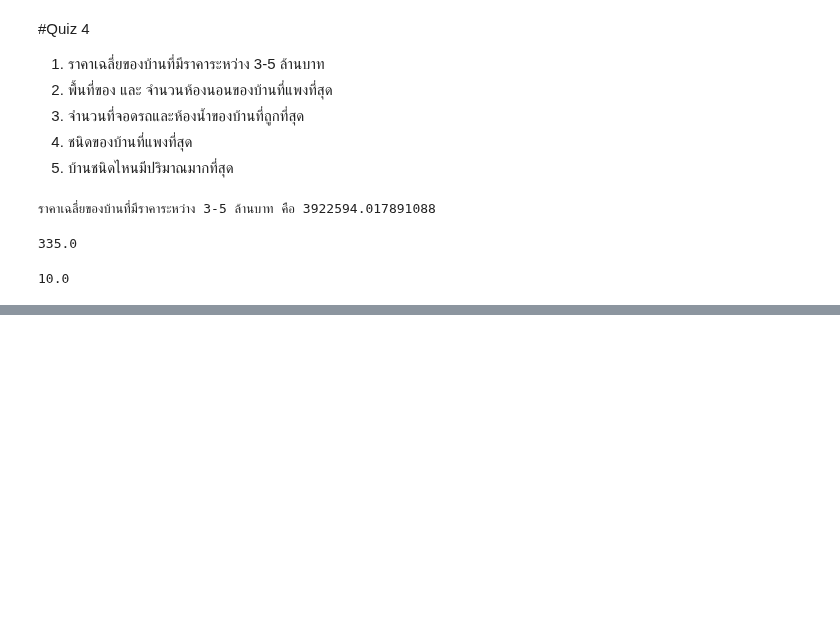
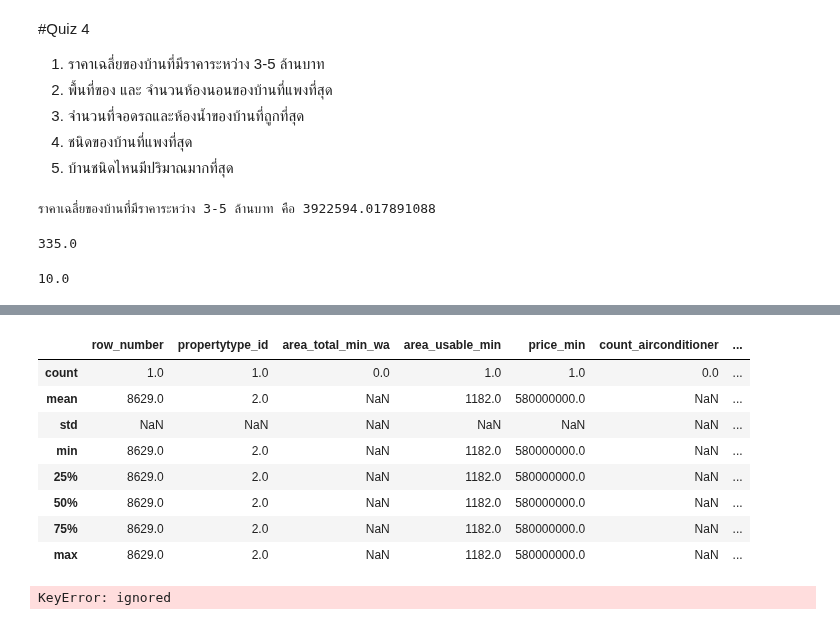
Before and after one commit to sucheerarighthere/BasicProg_DataViz65, a Jupyter notebook: Pandas_Dataframe.ipynb, the cells around one changed output, grey strips where cells are left out. Saved outputs shown, nothing was run; the diff lists cells and outputs as text; code cells hidden in the pictures; blank space fills up the shorter version.

```diff
--- a/Pandas_Dataframe.ipynb
+++ b/Pandas_Dataframe.ipynb
@@ -269,0 +314,16 @@ data1['count_room_bed'].max()
+# %%
+data1[data1['price_min']==580000000].describe() #ดูว่าบ้านที่ราคาสูงสุด มีห้องเท่าไหร่ ยังไง
+# %% [output]
+|  | row_number | propertytype_id | area_total_min_wa | area_usable_min | price_min | count_airconditioner | ... |
+| count | 1.0 | 1.0 | 0.0 | 1.0 | 1.0 | 0.0 | ... |
+| mean | 8629.0 | 2.0 | NaN | 1182.0 | 580000000.0 | NaN | ... |
+| std | NaN | NaN | NaN | NaN | NaN | NaN | ... |
+| min | 8629.0 | 2.0 | NaN | 1182.0 | 580000000.0 | NaN | ... |
+| 25% | 8629.0 | 2.0 | NaN | 1182.0 | 580000000.0 | NaN | ... |
+| 50% | 8629.0 | 2.0 | NaN | 1182.0 | 580000000.0 | NaN | ... |
+| 75% | 8629.0 | 2.0 | NaN | 1182.0 | 580000000.0 | NaN | ... |
+| max | 8629.0 | 2.0 | NaN | 1182.0 | 580000000.0 | NaN | ... |
+# %%
+data1[data1['price_min']==58000000.0]['area_useable_min','count_room_bed']
+# %% [output]
+KeyError: ignored
```
Also changed, not shown: parts of 9 cells of this notebook.
